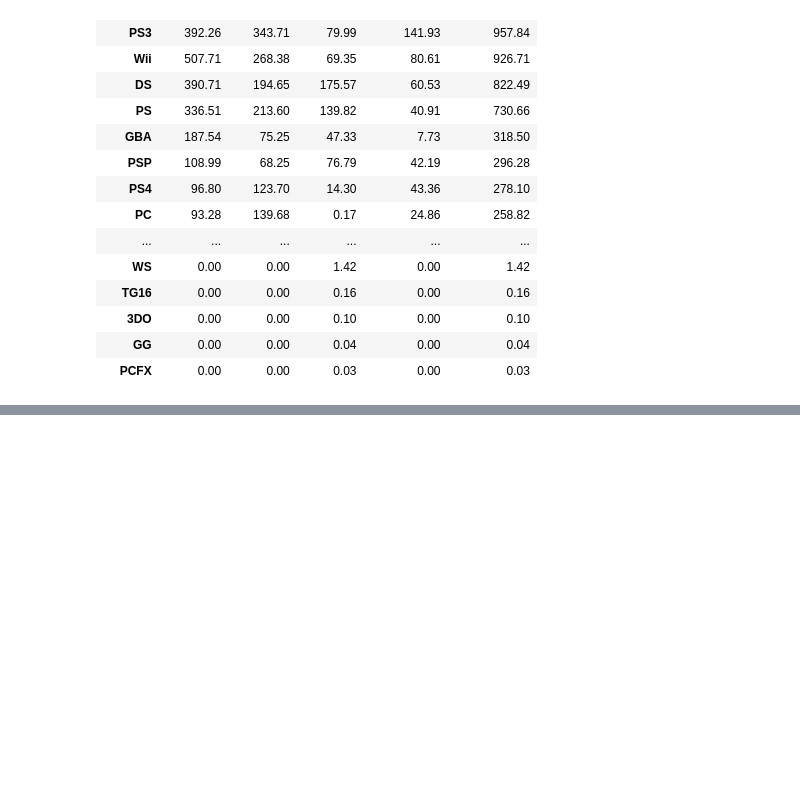
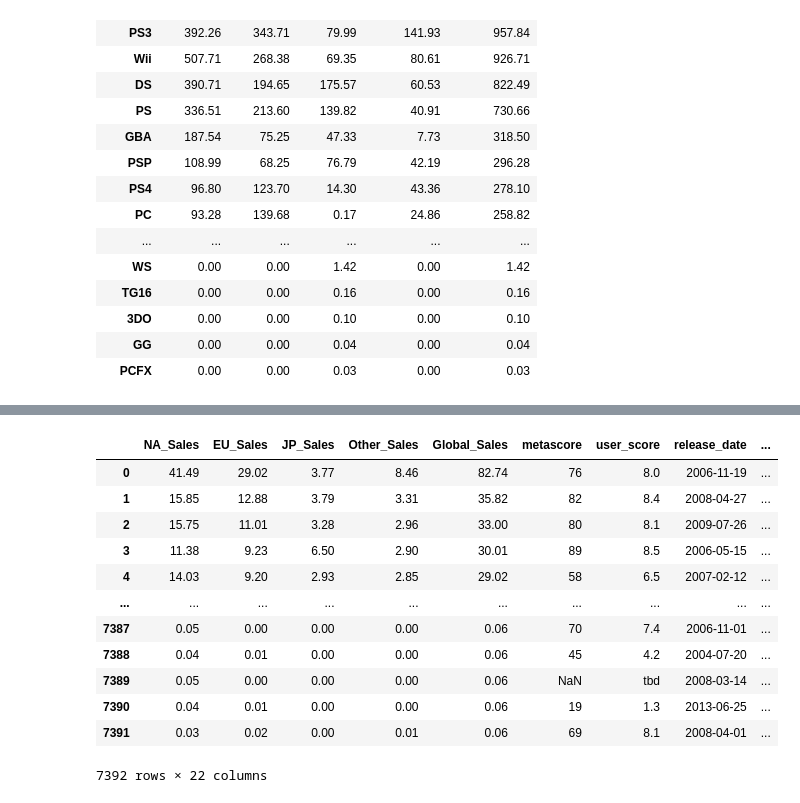
Before and after one commit to mchjohnson13/Group05, a Jupyter notebook: Video_Games/Notebooks/Exploratory_Data_Analysis.ipynb, the cells around one changed output, grey strips where cells are left out. Saved outputs shown, nothing was run; the diff lists cells and outputs as text; code cells hidden in the pictures; blank space fills up the shorter version.

```diff
--- a/Video_Games/Notebooks/Exploratory_Data_Analysis.ipynb
+++ b/Video_Games/Notebooks/Exploratory_Data_Analysis.ipynb
@@ -365,0 +327,16 @@ games_df
+# %%
+combo_df.iloc[:,6:]
+# %% [output]
+|  | NA_Sales | EU_Sales | JP_Sales | Other_Sales | Global_Sales | metascore | user_score | release_date | ... |
+| 0 | 41.49 | 29.02 | 3.77 | 8.46 | 82.74 | 76 | 8.0 | 2006-11-19 | ... |
+| 1 | 15.85 | 12.88 | 3.79 | 3.31 | 35.82 | 82 | 8.4 | 2008-04-27 | ... |
+| 2 | 15.75 | 11.01 | 3.28 | 2.96 | 33.00 | 80 | 8.1 | 2009-07-26 | ... |
+| 3 | 11.38 | 9.23 | 6.50 | 2.90 | 30.01 | 89 | 8.5 | 2006-05-15 | ... |
+| 4 | 14.03 | 9.20 | 2.93 | 2.85 | 29.02 | 58 | 6.5 | 2007-02-12 | ... |
+| ... | ... | ... | ... | ... | ... | ... | ... | ... | ... |
+| 7387 | 0.05 | 0.00 | 0.00 | 0.00 | 0.06 | 70 | 7.4 | 2006-11-01 | ... |
+| 7388 | 0.04 | 0.01 | 0.00 | 0.00 | 0.06 | 45 | 4.2 | 2004-07-20 | ... |
+| 7389 | 0.05 | 0.00 | 0.00 | 0.00 | 0.06 | NaN | tbd | 2008-03-14 | ... |
+| 7390 | 0.04 | 0.01 | 0.00 | 0.00 | 0.06 | 19 | 1.3 | 2013-06-25 | ... |
+| 7391 | 0.03 | 0.02 | 0.00 | 0.01 | 0.06 | 69 | 8.1 | 2008-04-01 | ... |
+7392 rows × 22 columns
```
Also changed, not shown: parts of 46 cells of this notebook, 5 other files.
